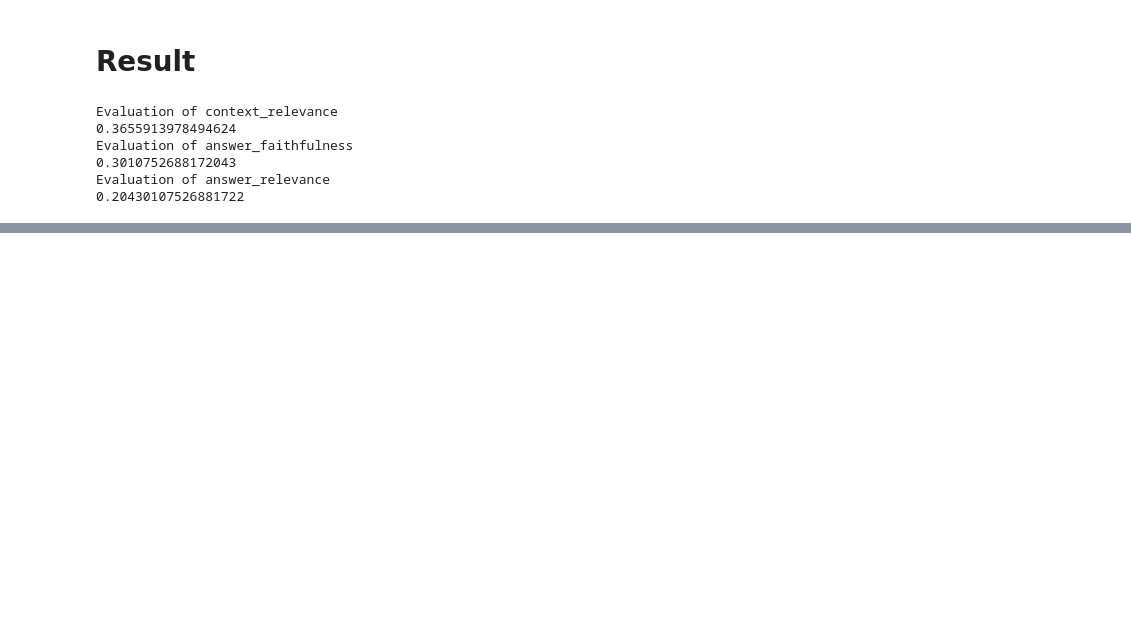
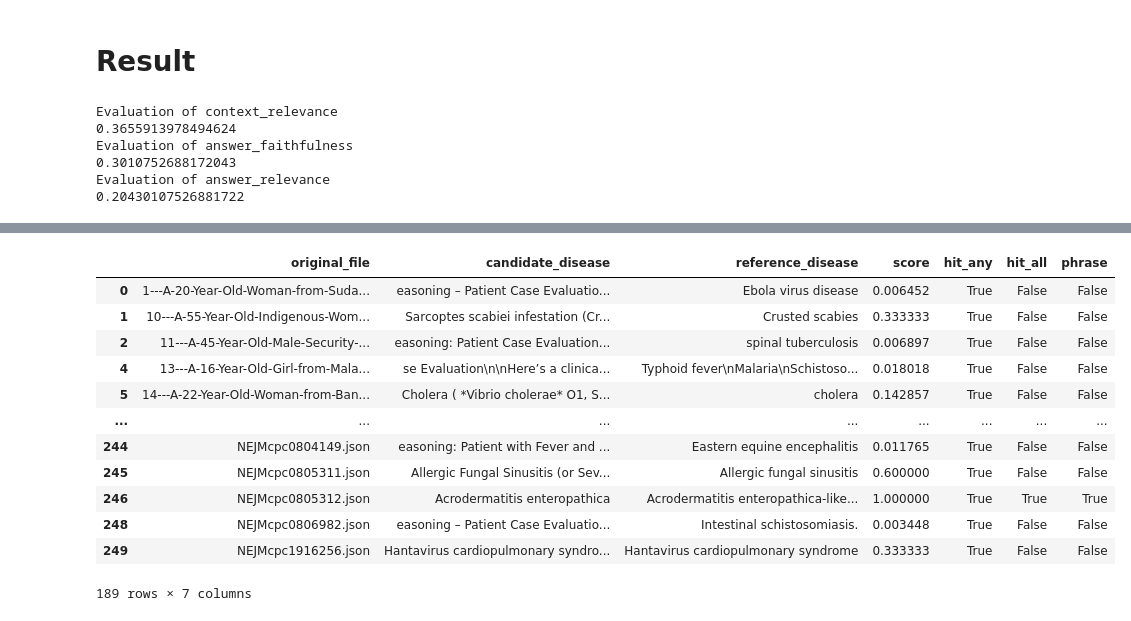
Before and after one commit to ga1nang/MedRAG_vdb, a Jupyter notebook: notebooks/evaluation.ipynb, the cells around one changed output, grey strips where cells are left out. Drawn from its saved outputs; the diff is of its cells as text; code cells hidden in the pictures; blank space fills up the shorter version.

Commit message:
test: generate test data

```diff
--- a/notebooks/evaluation.ipynb
+++ b/notebooks/evaluation.ipynb
@@ -616,0 +778,16 @@ Evaluation of answer_relevance
+# %%
+df_test_diseases[df_test_diseases["hit_any"] == 1]
+# %% [output]
+|  | original_file | candidate_disease | reference_disease | score | hit_any | hit_all | phrase |
+| 0 | 1---A-20-Year-Old-Woman-from-Suda... | easoning – Patient Case Evaluatio... | Ebola virus disease | 0.006452 | True | False | False |
+| 1 | 10---A-55-Year-Old-Indigenous-Wom... | Sarcoptes scabiei infestation (Cr... | Crusted scabies | 0.333333 | True | False | False |
+| 2 | 11---A-45-Year-Old-Male-Security-... | easoning: Patient Case Evaluation... | spinal tuberculosis | 0.006897 | True | False | False |
+| 4 | 13---A-16-Year-Old-Girl-from-Mala... | se Evaluation\n\nHere’s a clinica... | Typhoid fever\nMalaria\nSchistoso... | 0.018018 | True | False | False |
+| 5 | 14---A-22-Year-Old-Woman-from-Ban... | Cholera ( *Vibrio cholerae* O1, S... | cholera | 0.142857 | True | False | False |
+| ... | ... | ... | ... | ... | ... | ... | ... |
+| 244 | NEJMcpc0804149.json | easoning: Patient with Fever and ... | Eastern equine encephalitis | 0.011765 | True | False | False |
+| 245 | NEJMcpc0805311.json | Allergic Fungal Sinusitis (or Sev... | Allergic fungal sinusitis | 0.600000 | True | False | False |
+| 246 | NEJMcpc0805312.json | Acrodermatitis enteropathica | Acrodermatitis enteropathica-like... | 1.000000 | True | True | True |
+| 248 | NEJMcpc0806982.json | easoning – Patient Case Evaluatio... | Intestinal schistosomiasis. | 0.003448 | True | False | False |
+| 249 | NEJMcpc1916256.json | Hantavirus cardiopulmonary syndro... | Hantavirus cardiopulmonary syndrome | 0.333333 | True | False | False |
+189 rows × 7 columns
```
Also changed, not shown: parts of 21 cells of this notebook, 1 other file.
